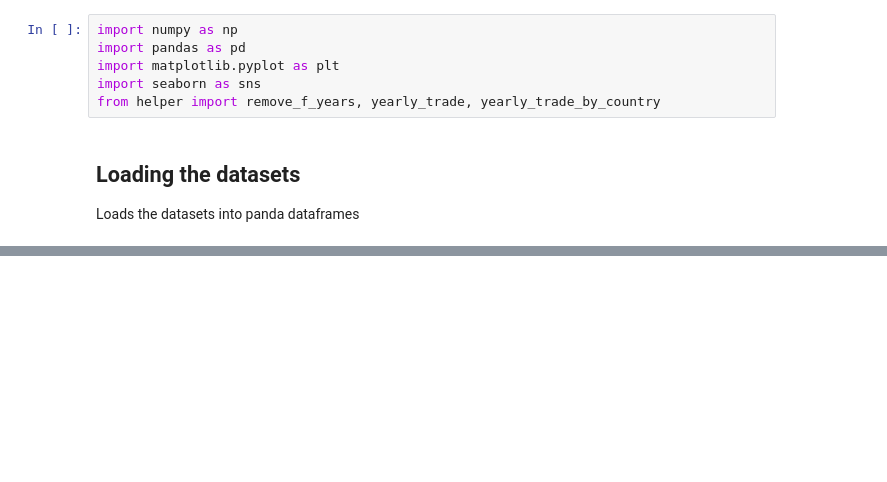
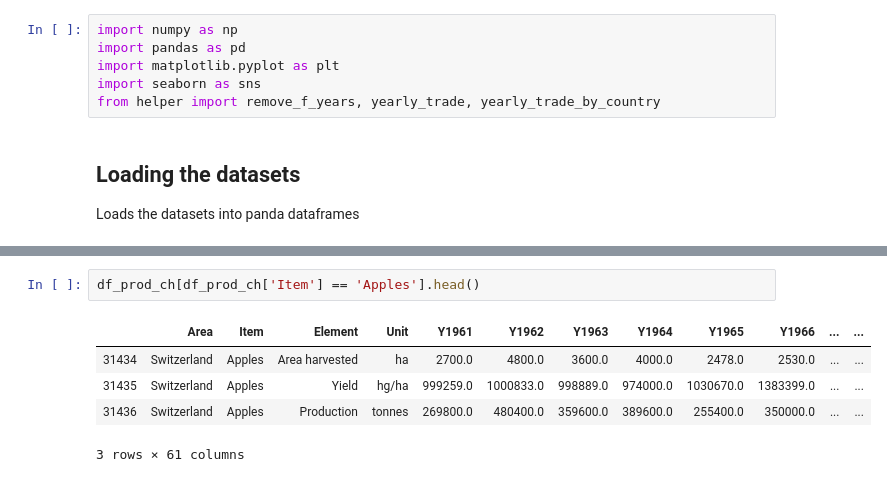
Before and after one commit to n-poulsen/GranADA, a Jupyter notebook: code/marketResponse.ipynb, the cells around one changed output, grey strips where cells are left out. Drawn from its saved outputs; the diff is of its cells as text; blank space fills up the shorter version.

```diff
--- a/code/marketResponse.ipynb
+++ b/code/marketResponse.ipynb
@@ -69,0 +41,8 @@ yearly_trade_by_country(df_clean, 'Switzerland', item, unit='1000 US$', reporter
+# %%
+df_prod_ch[df_prod_ch['Item'] == 'Apples'].head()
+# %% [output]
+|  | Area | Item | Element | Unit | Y1961 | Y1962 | Y1963 | Y1964 | Y1965 | Y1966 | ... | ... |
+| 31434 | Switzerland | Apples | Area harvested | ha | 2700.0 | 4800.0 | 3600.0 | 4000.0 | 2478.0 | 2530.0 | ... | ... |
+| 31435 | Switzerland | Apples | Yield | hg/ha | 999259.0 | 1000833.0 | 998889.0 | 974000.0 | 1030670.0 | 1383399.0 | ... | ... |
+| 31436 | Switzerland | Apples | Production | tonnes | 269800.0 | 480400.0 | 359600.0 | 389600.0 | 255400.0 | 350000.0 | ... | ... |
+3 rows × 61 columns
```
Also changed, not shown: parts of 14 cells of this notebook.
